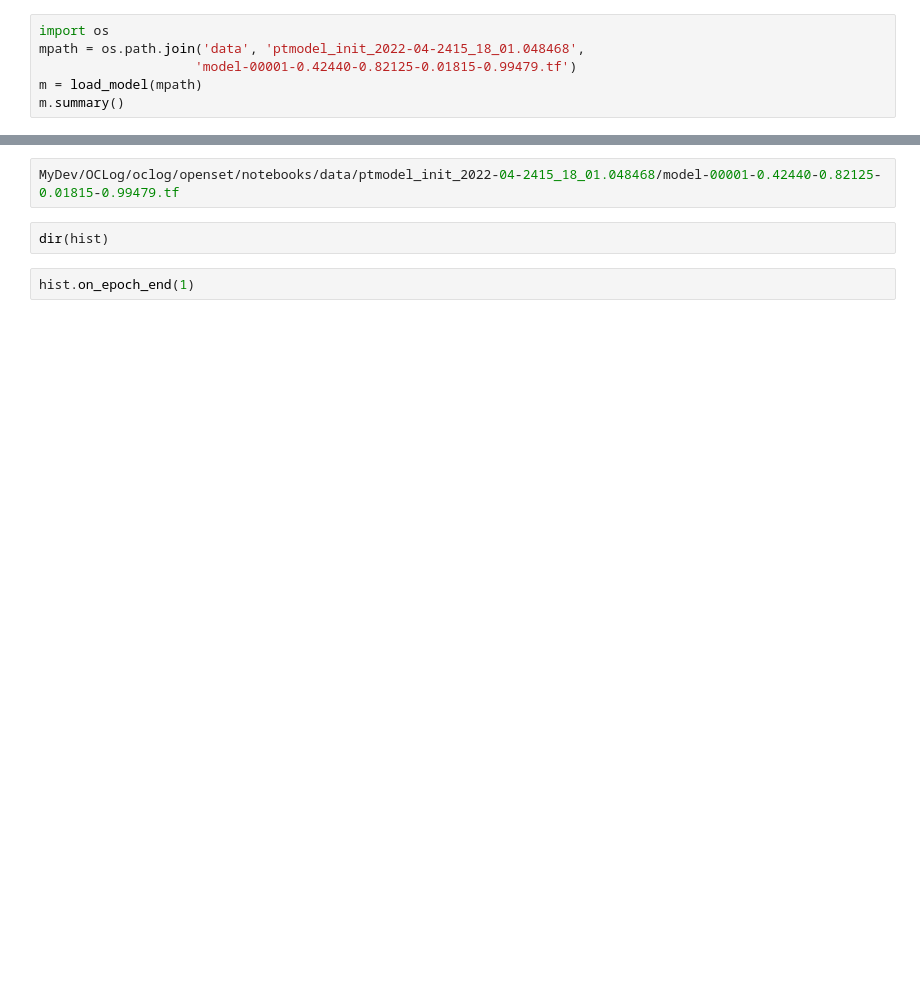
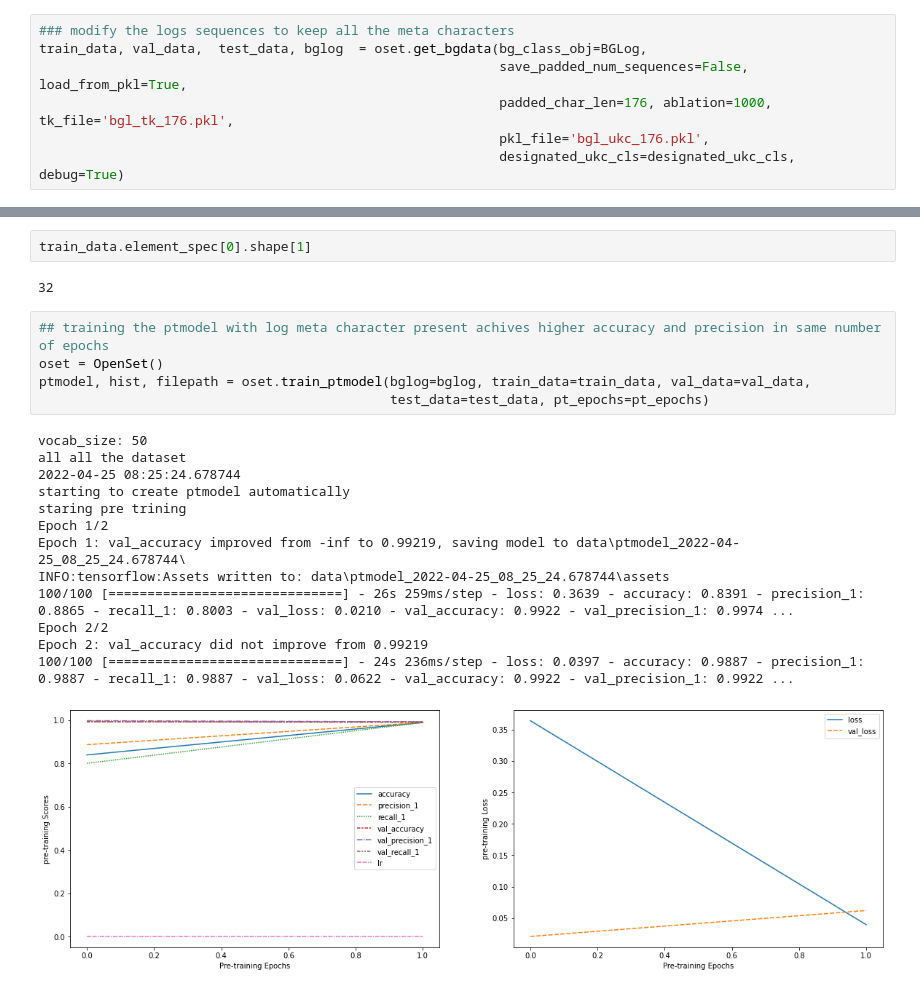
Before and after one commit to BhujayKumarBhatta/OCLog, a Jupyter notebook: oclog/openset/notebooks/VP2.ipynb, the cells around one changed output, grey strips where cells are left out. Cells and saved outputs as stored; diff of their text form; blank space fills up the shorter version.

```diff
--- a/oclog/openset/notebooks/VP2.ipynb
+++ b/oclog/openset/notebooks/VP2.ipynb
@@ -122,7 +85,8 @@ _________________________________________________________________
 # %%
-import os
-mpath = os.path.join('data', 'ptmodel_init_2022-04-2415_18_01.048468',
-                    'model-00001-0.42440-0.82125-0.01815-0.99479.tf')
-m = load_model(mpath)
-m.summary()
+### modify the logs sequences to keep all the meta characters
+train_data, val_data,  test_data, bglog  = oset.get_bgdata(bg_class_obj=BGLog,
+                                                           save_padded_num_sequences=False, load_from_pkl=True,
+                                                           padded_char_len=176, ablation=1000, tk_file='bgl_tk_176.pkl',
+                                                           pkl_file='bgl_ukc_176.pkl',
+                                                           designated_ukc_cls=designated_ukc_cls, debug=True)
 # %% [output]
@@ -130,6 +110,23 @@ NameError: name 'load_model' is not defined
-# %%
-MyDev/OCLog/oclog/openset/notebooks/data/ptmodel_init_2022-04-2415_18_01.048468/model-00001-0.42440-0.82125-0.01815-0.99479.tf
-# %%
-dir(hist)
-# %%
-hist.on_epoch_end(1)
+# %%
+train_data.element_spec[0].shape[1]
+# %% [output]
+32
+# %%
+## training the ptmodel with log meta character present achives higher accuracy and precision in same number of epochs
+oset = OpenSet()
+ptmodel, hist, filepath = oset.train_ptmodel(bglog=bglog, train_data=train_data, val_data=val_data,
+                                             test_data=test_data, pt_epochs=pt_epochs)
+# %% [output]
+vocab_size: 50
+all all the dataset
+2022-04-25 08:25:24.678744
+starting to create ptmodel automatically
+staring pre trining
+Epoch 1/2
+Epoch 1: val_accuracy improved from -inf to 0.99219, saving model to data\ptmodel_2022-04-25_08_25_24.678744\
+INFO:tensorflow:Assets written to: data\ptmodel_2022-04-25_08_25_24.678744\assets
+100/100 [==============================] - 26s 259ms/step - loss: 0.3639 - accuracy: 0.8391 - precision_1: 0.8865 - recall_1: 0.8003 - val_loss: 0.0210 - val_accuracy: 0.9922 - val_precision_1: 0.9974 ...
+Epoch 2/2
+Epoch 2: val_accuracy did not improve from 0.99219
+100/100 [==============================] - 24s 236ms/step - loss: 0.0397 - accuracy: 0.9887 - precision_1: 0.9887 - recall_1: 0.9887 - val_loss: 0.0622 - val_accuracy: 0.9922 - val_precision_1: 0.9922 ...
+[figure, added]
```
Also changed, not shown: parts of 15 cells of this notebook, 3 other files.
